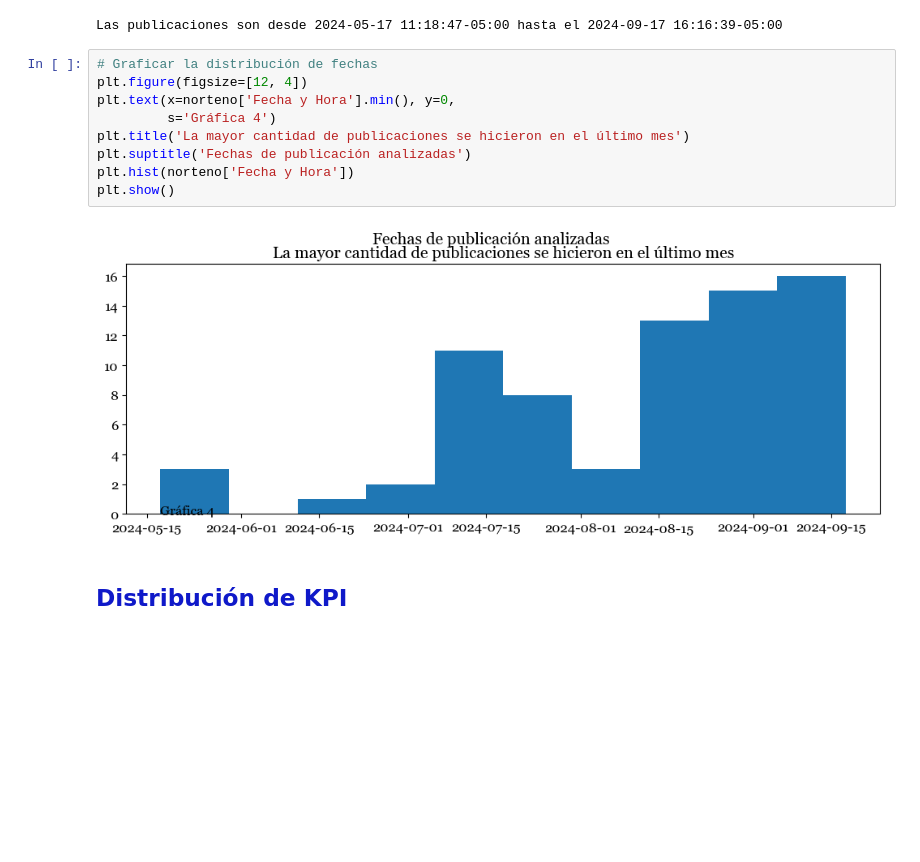
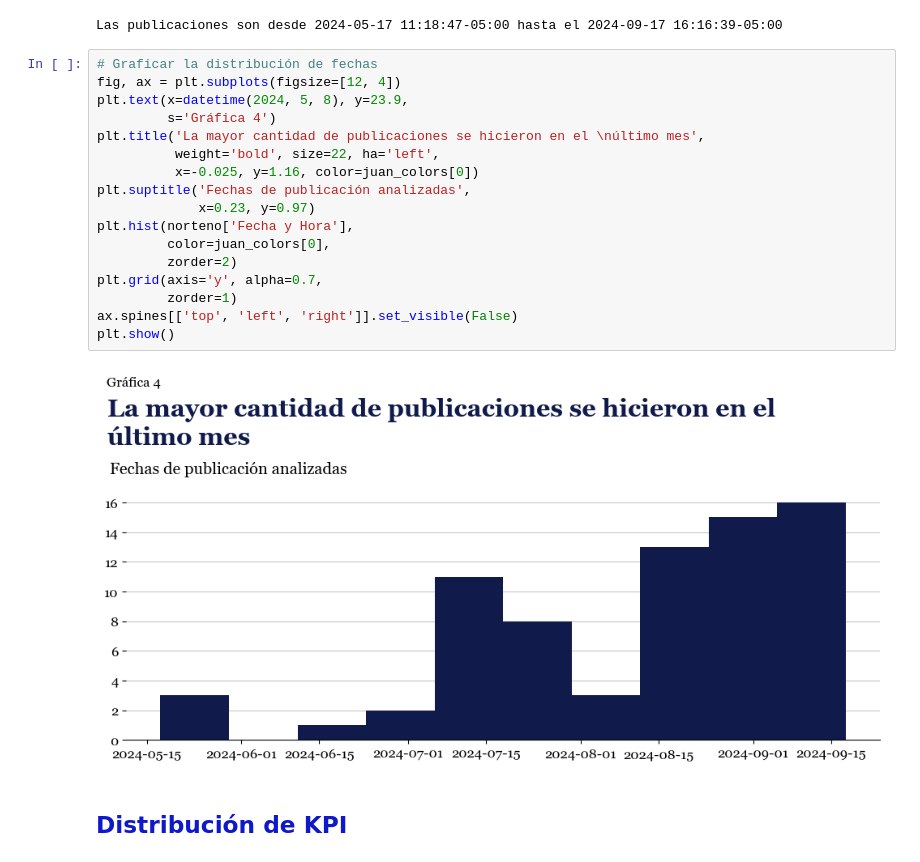
Before and after one commit to juanramosdataexpert/Norte-oInsights, a Jupyter notebook: Notebooks/analysis.ipynb, the cells around one changed output. Saved outputs shown, nothing was run; the diff lists cells and outputs as text; blank space fills up the shorter version.

```diff
--- a/Notebooks/analysis.ipynb
+++ b/Notebooks/analysis.ipynb
@@ -214,15 +256,23 @@ print(
 Las publicaciones son desde 2024-05-17 11:18:47-05:00 hasta el 2024-09-17 16:16:39-05:00
 # %%
 # Graficar la distribución de fechas
-plt.figure(figsize=[12, 4])
-plt.text(x=norteno['Fecha y Hora'].min(), y=0,
+fig, ax = plt.subplots(figsize=[12, 4])
+plt.text(x=datetime(2024, 5, 8), y=23.9,
          s='Gráfica 4')
-plt.title('La mayor cantidad de publicaciones se hicieron en el último mes')
-plt.suptitle('Fechas de publicación analizadas')
-plt.hist(norteno['Fecha y Hora'])
+plt.title('La mayor cantidad de publicaciones se hicieron en el \núltimo mes',
+          weight='bold', size=22, ha='left',
+          x=-0.025, y=1.16, color=juan_colors[0])
+plt.suptitle('Fechas de publicación analizadas',
+             x=0.23, y=0.97)
+plt.hist(norteno['Fecha y Hora'],
+         color=juan_colors[0],
+         zorder=2)
+plt.grid(axis='y', alpha=0.7,
+         zorder=1)
+ax.spines[['top', 'left', 'right']].set_visible(False)
 plt.show()
 # %% [output]
-[figure, old version]
+[figure, new version]
 # %% [markdown]
 ## <span style="color:#0F19C9">Distribución de KPI</span>
 # %%
```
Also changed, not shown: parts of 61 cells of this notebook.
